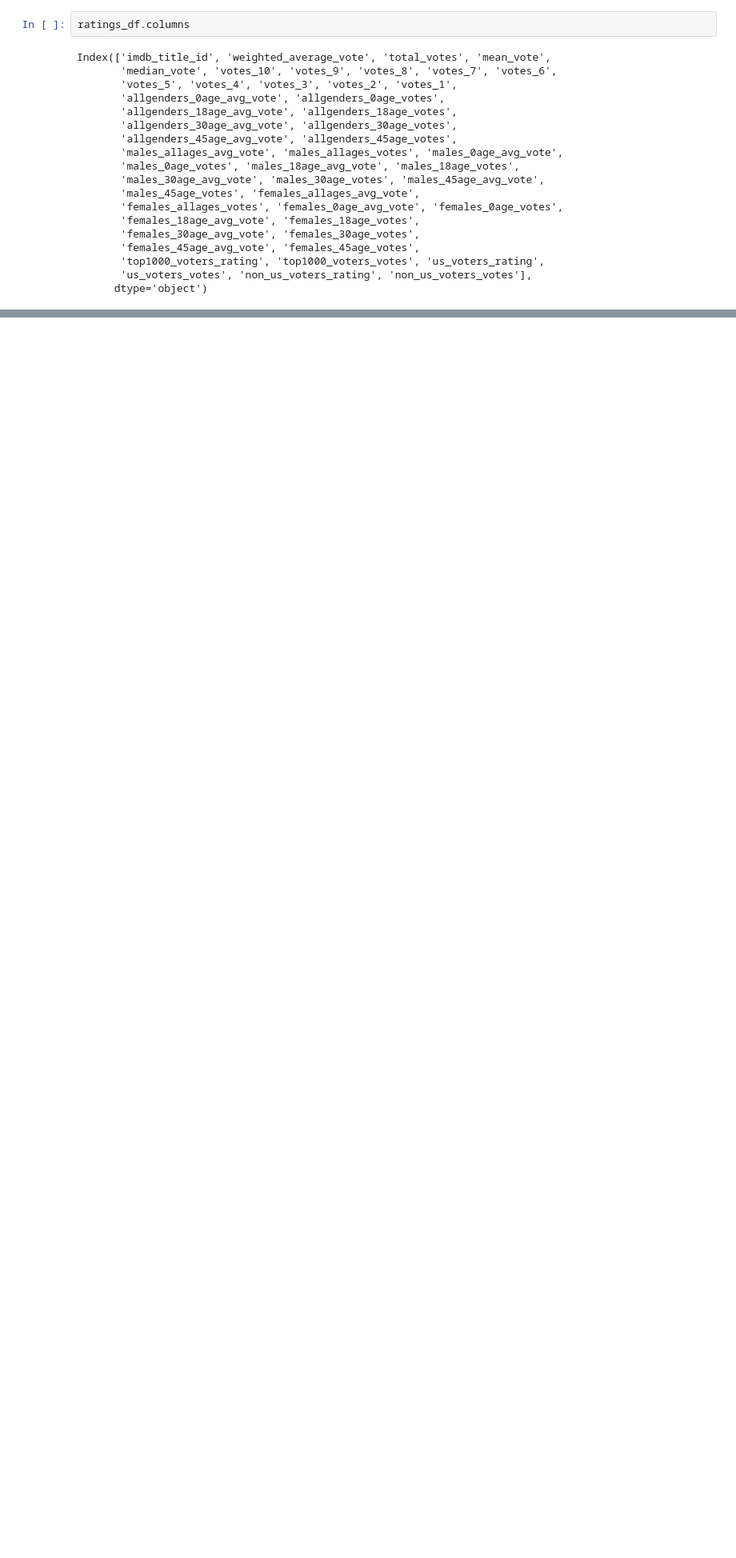
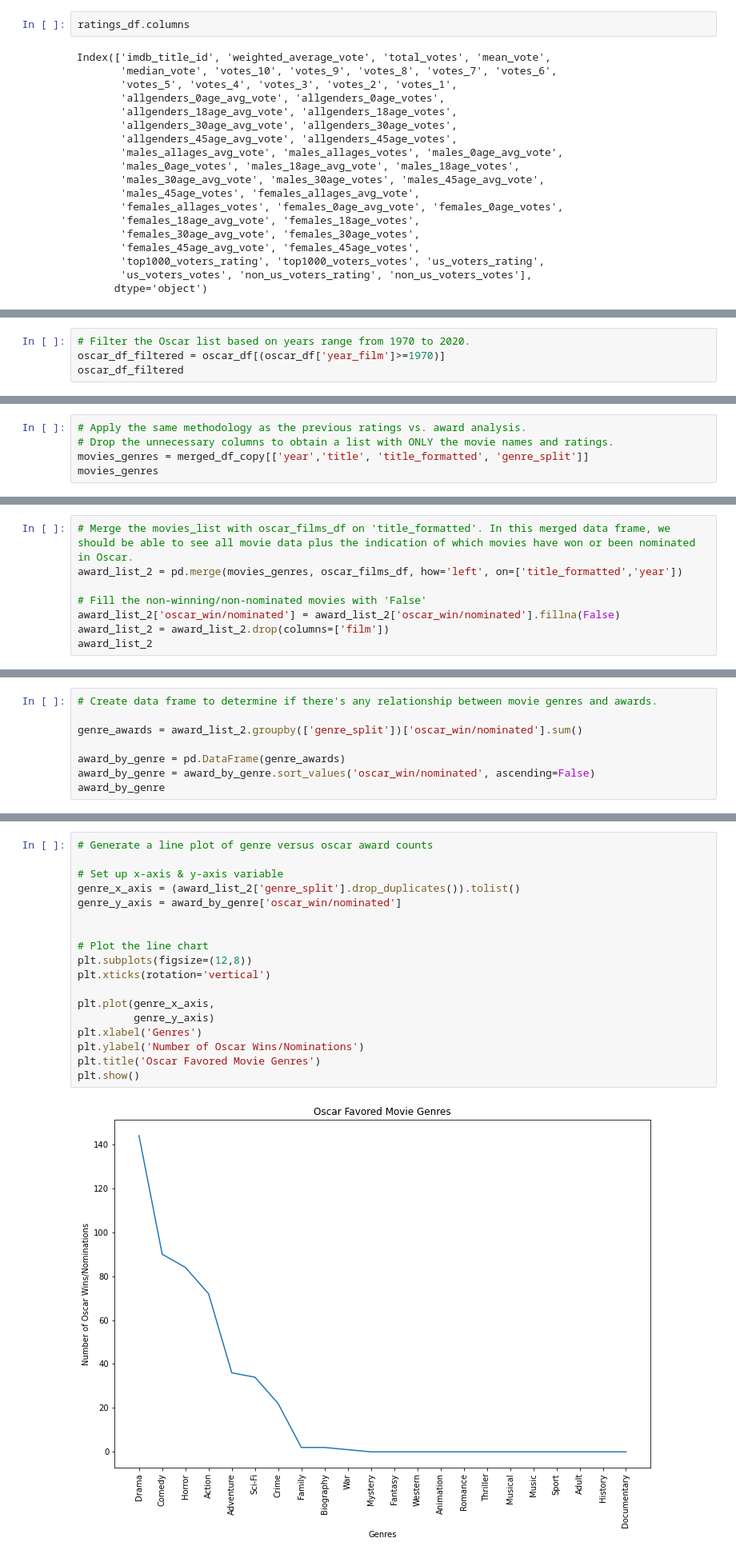
Before and after one commit to Analysis-by-Film-Addicts/Movie-Industry-Segmentation-Analysis, a Jupyter notebook: movie_data_analysis.ipynb, the cells around one changed output, grey strips where cells are left out. Shown: that part at 80% size. Cells and saved outputs as stored; diff of their text form; blank space fills up the shorter version.

```diff
--- a/movie_data_analysis.ipynb
+++ b/movie_data_analysis.ipynb
@@ -357,0 +351,4 @@ Index(['original_title', 'year', 'date_published', 'director', 'actors',
+# %%
+# Filter the Oscar list based on years range from 1970 to 2020.
+oscar_df_filtered = oscar_df[(oscar_df['year_film']>=1970)]
+oscar_df_filtered
@@ -357,0 +690,5 @@ Index(['original_title', 'year', 'date_published', 'director', 'actors',
+# %%
+# Apply the same methodology as the previous ratings vs. award analysis.
+# Drop the unnecessary columns to obtain a list with ONLY the movie names and ratings.
+movies_genres = merged_df_copy[['year','title', 'title_formatted', 'genre_split']]
+movies_genres
@@ -357,0 +710,8 @@ Index(['original_title', 'year', 'date_published', 'director', 'actors',
+# %%
+# Merge the movies_list with oscar_films_df on 'title_formatted'. In this merged data frame, we should be able to see all movie data plus the indication of which movies have won or been nominated in Oscar.
+award_list_2 = pd.merge(movies_genres, oscar_films_df, how='left', on=['title_formatted','year'])
+
+# Fill the non-winning/non-nominated movies with 'False'
+award_list_2['oscar_win/nominated'] = award_list_2['oscar_win/nominated'].fillna(False)
+award_list_2 = award_list_2.drop(columns=['film'])
+award_list_2
@@ -357,0 +732,8 @@ Index(['original_title', 'year', 'date_published', 'director', 'actors',
+# %%
+# Create data frame to determine if there's any relationship between movie genres and awards.
+
+genre_awards = award_list_2.groupby(['genre_split'])['oscar_win/nominated'].sum()
+
+award_by_genre = pd.DataFrame(genre_awards)
+award_by_genre = award_by_genre.sort_values('oscar_win/nominated', ascending=False)
+award_by_genre
@@ -357,0 +759,20 @@ Index(['original_title', 'year', 'date_published', 'director', 'actors',
+# %%
+# Generate a line plot of genre versus oscar award counts
+
+# Set up x-axis & y-axis variable
+genre_x_axis = (award_list_2['genre_split'].drop_duplicates()).tolist()
+genre_y_axis = award_by_genre['oscar_win/nominated']
+
+
+# Plot the line chart
+plt.subplots(figsize=(12,8))
+plt.xticks(rotation='vertical')
+
+plt.plot(genre_x_axis,
+         genre_y_axis)
+plt.xlabel('Genres')
+plt.ylabel('Number of Oscar Wins/Nominations')
+plt.title('Oscar Favored Movie Genres')
+plt.show()
+# %% [output]
+[figure, added]
```
Also changed, not shown: parts of 76 cells of this notebook, 3 other files.
